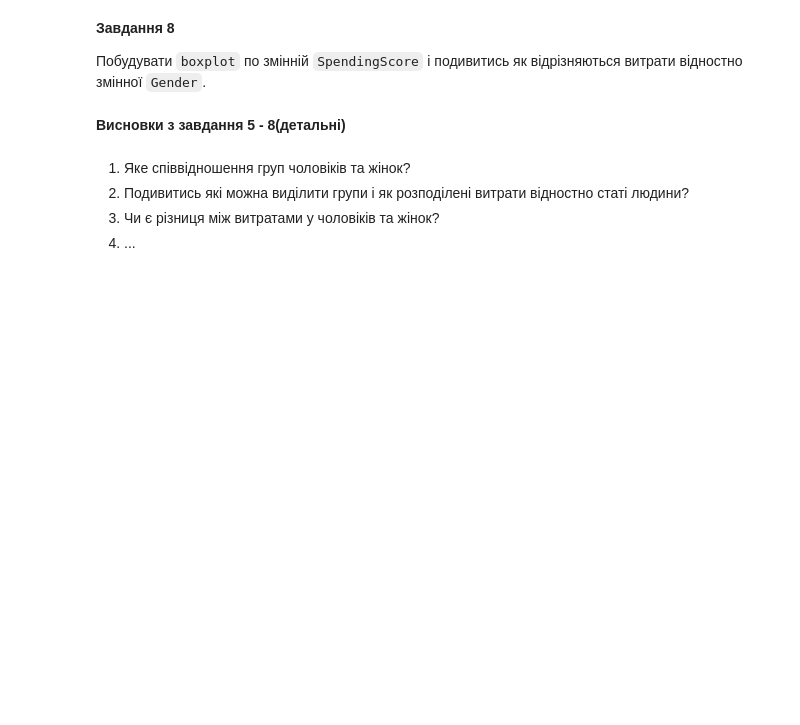
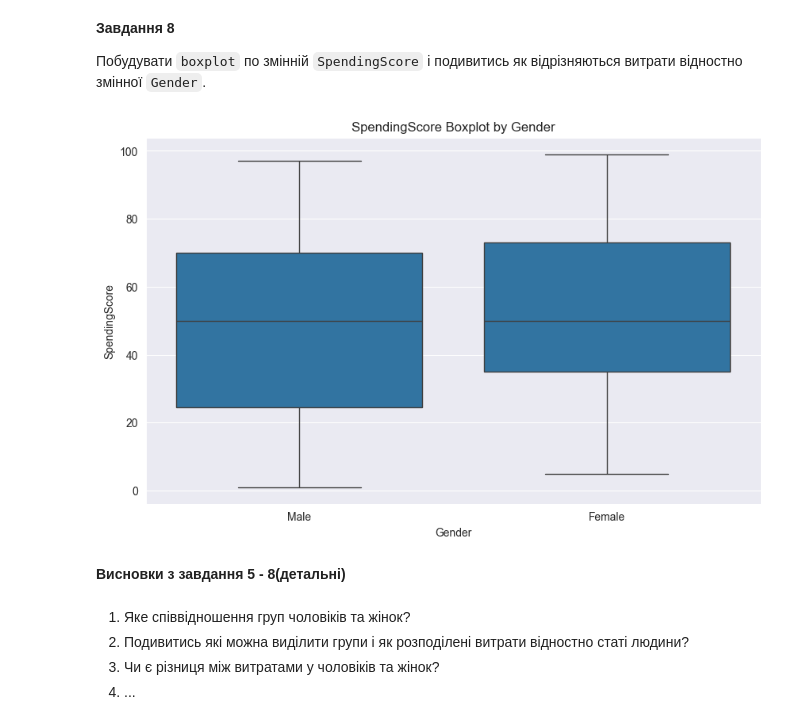
Before and after one commit to mineo71/OSHI, a Jupyter notebook: Task6_Unsupervised_Rylsky_Oleh.ipynb, the cells around one changed output. Drawn from its saved outputs; the diff is of its cells as text; code cells hidden in the pictures; blank space fills up the shorter version.

```diff
--- a/Task6_Unsupervised_Rylsky_Oleh.ipynb
+++ b/Task6_Unsupervised_Rylsky_Oleh.ipynb
@@ -205,3 +217,10 @@ plt.show()
+# %%
+plt.figure(figsize=(10,6))
+sns.boxplot(x='Gender', y='SpendingScore', data=customer_set)
+plt.title('SpendingScore Boxplot by Gender')
+plt.show()
+# %% [output]
+[figure, added]
 # %% [markdown]
 **Висновки з завдання 5 - 8(детальні)**
 # %% [markdown]
```
Also changed, not shown: parts of 13 cells of this notebook.
